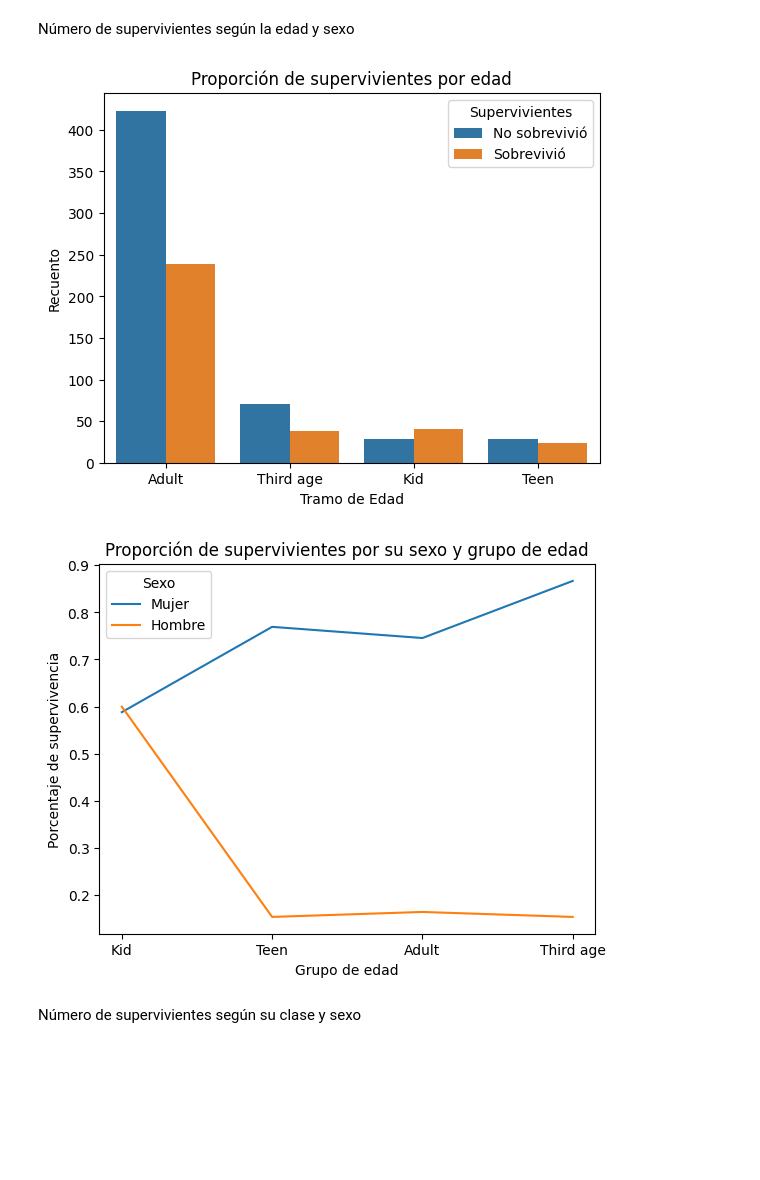
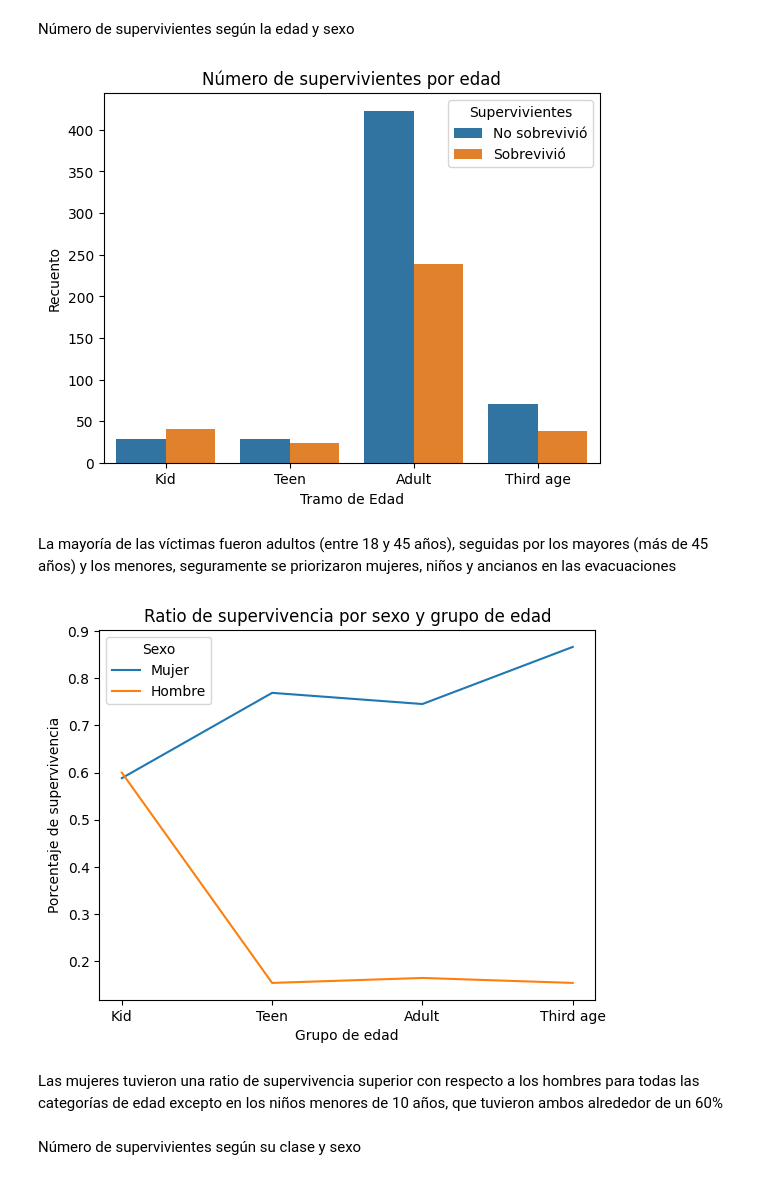
Before and after one commit to JuanPedroMarquez/Proyecto-Final-1_Titanic, a Jupyter notebook: Proyecto 1. Titanic/Ejercicio 3. Proyecto Titanic.ipynb, the cells around one changed output. Cells and saved outputs as stored; diff of their text form; code cells hidden in the pictures; blank space fills up the shorter version.

```diff
--- a/Proyecto 1. Titanic/Ejercicio 3. Proyecto Titanic.ipynb
+++ b/Proyecto 1. Titanic/Ejercicio 3. Proyecto Titanic.ipynb
@@ -619,21 +641,23 @@ df2['AgeGroup'] = df2['Age'].apply(age_group)
 # %% [markdown]
 Número de supervivientes según la edad y sexo
 # %%
-fig4 = sns.countplot(x="AgeGroup", hue="Survived", data=df2)
-fig4.set_title('Proporción de supervivientes por edad')
+fig4 = sns.countplot(data=df2, x="AgeGroup", hue="Survived")
+fig4.set_title('Número de supervivientes por edad')
 fig4.set_ylabel('Recuento')
 fig4.set_xlabel('Tramo de Edad')
 fig4.legend(title='Supervivientes', labels=['No sobrevivió', 'Sobrevivió'])
 fig4;
 # %% [output]
-[figure, old version]
+[figure, new version]
+# %% [markdown]
+La mayoría de las víctimas fueron adultos (entre 18 y 45 años), seguidas por los mayores (más de 45 años) y los menores, seguramente se priorizaron mujeres, niños y ancianos en las evacuaciones
 # %%
 age_mapping = {"Kid": 0, "Teen": 1, "Adult": 2, "Third_age": 3}
 df2['AgeGroupOrder'] = df2['AgeGroup'].map(age_mapping)
 df2 = df2.sort_values('AgeGroupOrder')
 
 figura5 = sns.lineplot(data=df2, x = df2["AgeGroup"], y = df2["Survived"], hue=df2["Sex"], errorbar=None)
-figura5.set_title('Proporción de supervivientes por su sexo y grupo de edad')
+figura5.set_title('Ratio de supervivencia por sexo y grupo de edad')
 figura5.set_ylabel('Porcentaje de supervivencia')
 figura5.set_xlabel('Grupo de edad')
 figura5.legend(title='Sexo', labels=['Mujer', 'Hombre'])
@@ -641,7 +665,9 @@ figura5;
 
 df2 = df2.drop(columns='AgeGroupOrder')
 # %% [output]
-[figure, old version]
+[figure, new version]
+# %% [markdown]
+Las mujeres tuvieron una ratio de supervivencia superior con respecto a los hombres para todas las categorías de edad excepto en los niños menores de 10 años, que tuvieron ambos alrededor de un 60%
 # %% [markdown]
 Número de supervivientes según su clase y sexo
 # %%
```
Also changed, not shown: parts of 13 cells of this notebook.
